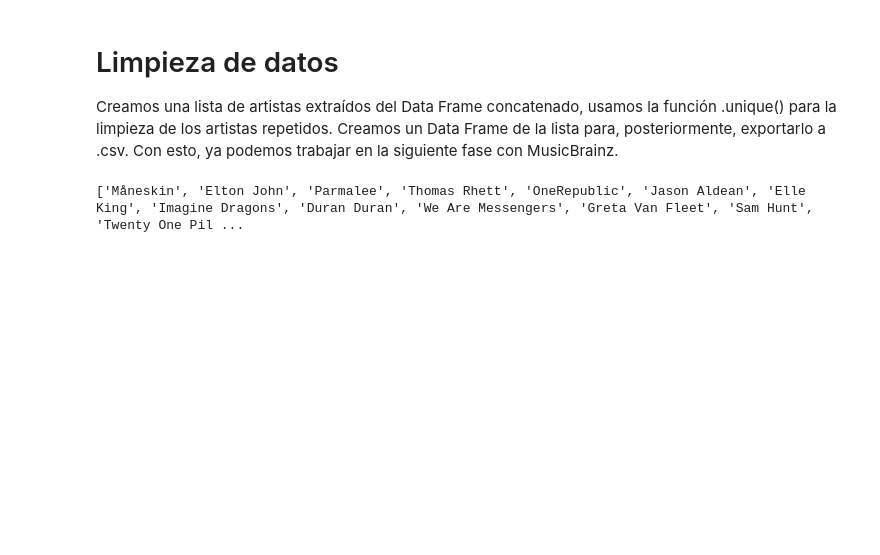
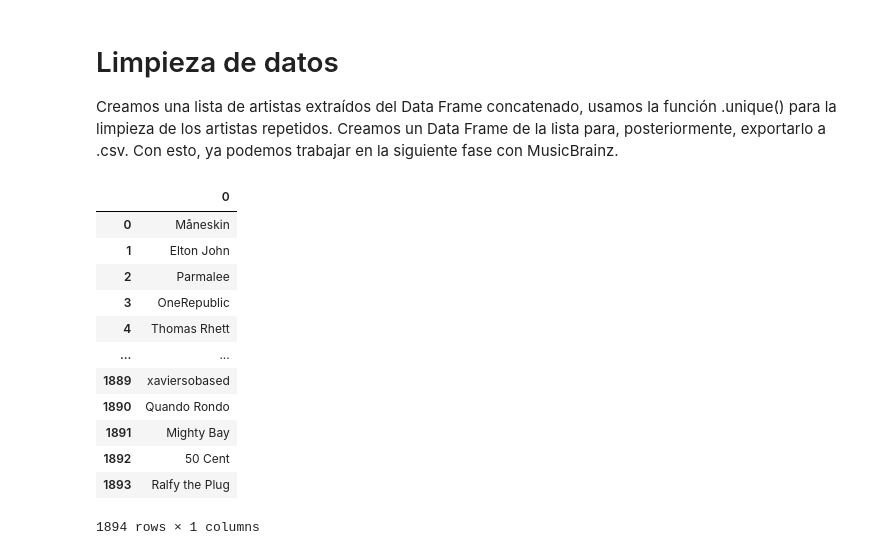
Before and after one commit to Aniitaa7/proyecto-da-promo-k-modulo-2-team-4, a Jupyter notebook: 1_spotify.ipynb, the cells around one changed output. Cells and saved outputs as stored; diff of their text form; code cells hidden in the pictures; blank space fills up the shorter version.

```diff
--- a/1_spotify.ipynb
+++ b/1_spotify.ipynb
@@ -258,10 +261,22 @@ Creamos una lista de artistas extraídos del Data Frame concatenado, usamos la f
 # %%
 lista_artistas = list(df_spotify['artista'].unique())
 
-print(lista_artistas)
+df_lista_artistas = pd.DataFrame(lista_artistas)
 
-df_lista_artistas = pd.DataFrame(lista_artistas)
+df_lista_artistas
 # %% [output]
+|  | 0 |
+| 0 | Måneskin |
+| 1 | Elton John |
+| 2 | Parmalee |
+| 3 | OneRepublic |
+| 4 | Thomas Rhett |
+| ... | ... |
+| 1889 | xaviersobased |
+| 1890 | Quando Rondo |
+| 1891 | Mighty Bay |
+| 1892 | 50 Cent |
+| 1893 | Ralfy the Plug |
-['Måneskin', 'Elton John', 'Parmalee', 'Thomas Rhett', 'OneRepublic', 'Jason Aldean', 'Elle King', 'Imagine Dragons', 'Duran Duran', 'We Are Messengers', 'Greta Van Fleet', 'Sam Hunt', 'Twenty One Pil ...
+1894 rows × 1 columns
 # %%
 df_lista_artistas.to_csv('lista_artistas_spotify.csv', index=False)
```
Also changed, not shown: parts of 11 cells of this notebook, 11 other files.
